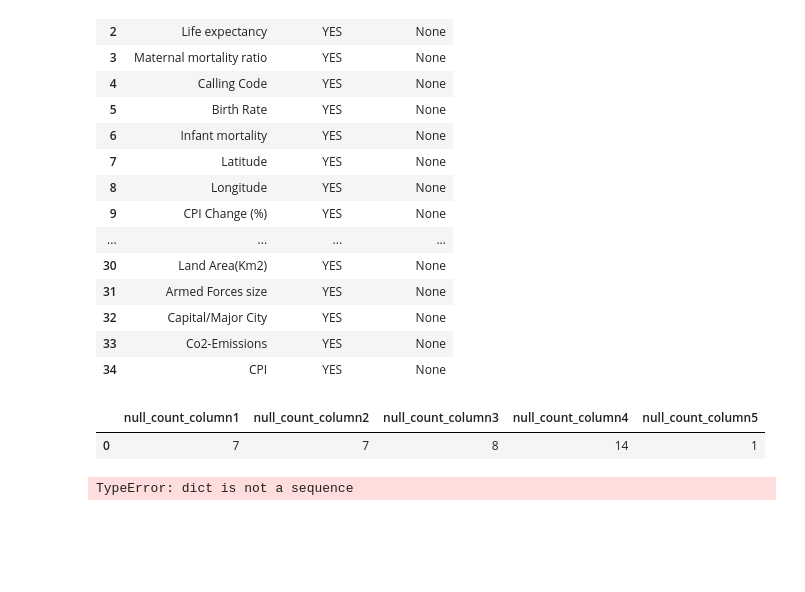
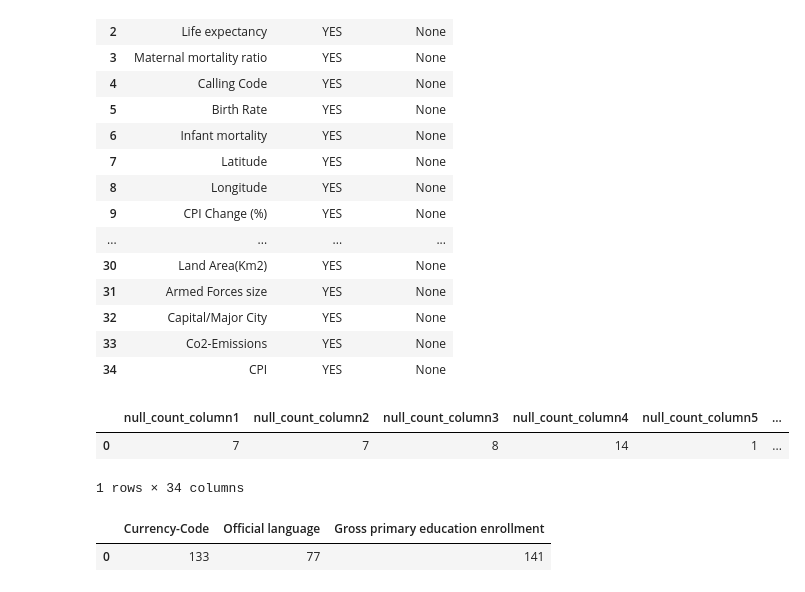
Before and after one commit to myrnamartinelli/world_data_queries, a Jupyter notebook: Untitled-1.ipynb, the cells around one changed output. Drawn from its saved outputs; the diff is of its cells as text; code cells hidden in the pictures; blank space fills up the shorter version.

Commit message:
UNIQUE VALUES IN CATEGORICAL COLUMNS

```diff
--- a/Untitled-1.ipynb
+++ b/Untitled-1.ipynb
@@ -107,22 +107,6 @@ pd.read_sql_query(query,engine)
 | 32 | Capital/Major City | YES | None |
 | 33 | Co2-Emissions | YES | None |
 | 34 | CPI | YES | None |
-# %%
-query = """
-SELECT
-    COUNT(*) - COUNT("Physicians per thousand") AS null_count_column1,
-    COUNT(*) - COUNT("Fertility Rate") AS null_count_column2,
-    COUNT(*) - COUNT("Life expectancy") AS null_count_column3,
-    COUNT(*) - COUNT("Maternal mortality ratio") AS null_count_column4,
-    COUNT(*) - COUNT("Calling Code") AS null_count_column5
-FROM
-    world_data
-"""
-
-pd.read_sql_query(query,engine)
-# %% [output]
-|  | null_count_column1 | null_count_column2 | null_count_column3 | null_count_column4 | null_count_column5 |
-| 0 | 7 | 7 | 8 | 14 | 1 |
 # %%
 #SHOWING NULL VALUES IN EACH COLUMN
 
@@ -133,39 +117,55 @@ SELECT
     COUNT(*) - COUNT("Life expectancy") AS null_count_column3,
     COUNT(*) - COUNT("Maternal mortality ratio") AS null_count_column4,
     COUNT(*) - COUNT("Calling Code") AS null_count_column5,
     COUNT(*) - COUNT("Birth Rate") AS null_count_column6,
     COUNT(*) - COUNT("Infant mortality") AS null_count_column7,
     COUNT(*) - COUNT("Latitude") AS null_count_column8,
     COUNT(*) - COUNT("Longitude") AS null_count_column9,
-    COUNT(*) - COUNT("CPI Change (%)") AS null_count_column10,
+    COUNT(*) - COUNT("CPI Change (%%)") AS null_count_column10,
     COUNT(*) - COUNT("Currency-Code") AS null_count_column11,
-    COUNT(*) - COUNT("Forested Area (%)") AS null_count_column12,
+    COUNT(*) - COUNT("Forested Area (%%)") AS null_count_column12,
     COUNT(*) - COUNT("Gasoline Price") AS null_count_column13,
     COUNT(*) - COUNT("GDP") AS null_count_column14,
     COUNT(*) - COUNT("Country") AS null_count_column15,
-    COUNT(*) - COUNT("Gross tertiary education enrollment (%)") AS null_count_column16,
+    COUNT(*) - COUNT("Gross tertiary education enrollment (%%)") AS null_count_column16,
     COUNT(*) - COUNT("Largest city") AS null_count_column17,
     COUNT(*) - COUNT("Minimum wage") AS null_count_column18,
     COUNT(*) - COUNT("Official language") AS null_count_column19,
     COUNT(*) - COUNT("Out of pocket health expenditure") AS null_count_column20,
     COUNT(*) - COUNT("Population") AS null_count_column21,
-    COUNT(*) - COUNT("Population: Labor force participation (%)") AS null_count_column22,
-    COUNT(*) - COUNT("Tax revenue (%)") AS null_count_column23,
+    COUNT(*) - COUNT("Population: Labor force participation (%%)") AS null_count_column22,
+    COUNT(*) - COUNT("Tax revenue (%%)") AS null_count_column23,
     COUNT(*) - COUNT("Total tax rate") AS null_count_column24,
     COUNT(*) - COUNT("Urban_population") AS null_count_column25,
-    COUNT(*) - COUNT("Gross primary education enrollment (%)") AS null_count_column26,
+    COUNT(*) - COUNT("Gross primary education enrollment (%%)") AS null_count_column26,
     COUNT(*) - COUNT("Density\n(P/Km2)") AS null_count_column27,
     COUNT(*) - COUNT("Abbreviation") AS null_count_column28,
-    COUNT(*) - COUNT("Agricultural Land( %)") AS null_count_column29,
+    COUNT(*) - COUNT("Agricultural Land( %%)") AS null_count_column29,
     COUNT(*) - COUNT("Land Area(Km2)") AS null_count_column30,
     COUNT(*) - COUNT("Armed Forces size") AS null_count_column31,
     COUNT(*) - COUNT("Capital/Major City") AS null_count_column32,
     COUNT(*) - COUNT("Co2-Emissions") AS null_count_column33,
     COUNT(*) - COUNT("CPI") AS null_count_column34
+
 FROM
-    world_data
+    world_data;
 """
 
 pd.read_sql_query(query,engine)
 # %% [output]
+|  | null_count_column1 | null_count_column2 | null_count_column3 | null_count_column4 | null_count_column5 | ... |
+| 0 | 7 | 7 | 8 | 14 | 1 | ... |
-TypeError: dict is not a sequence
+1 rows × 34 columns
+# %%
+#SHOWING THE UNIQUE VALUES IN EACH CATEGORICAL COLUMN
+query = """
+SELECT
+    COUNT(DISTINCT "Currency-Code") AS "Currency-Code",
+    COUNT(DISTINCT "Official language") AS "Official language",
+    COUNT(DISTINCT "Gross primary education enrollment (%%)") AS "Gross primary education enrollment"
+FROM world_data
+"""
+pd.read_sql_query(query,engine)
+# %% [output]
+|  | Currency-Code | Official language | Gross primary education enrollment |
+| 0 | 133 | 77 | 141 |
```
